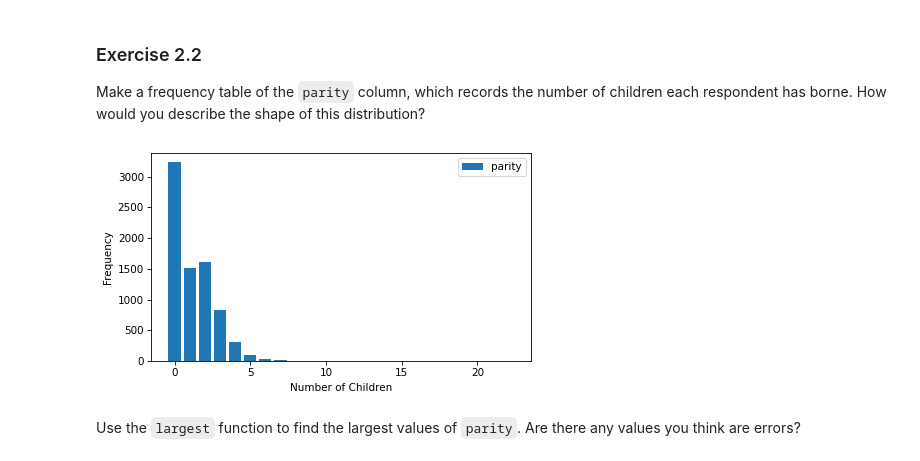
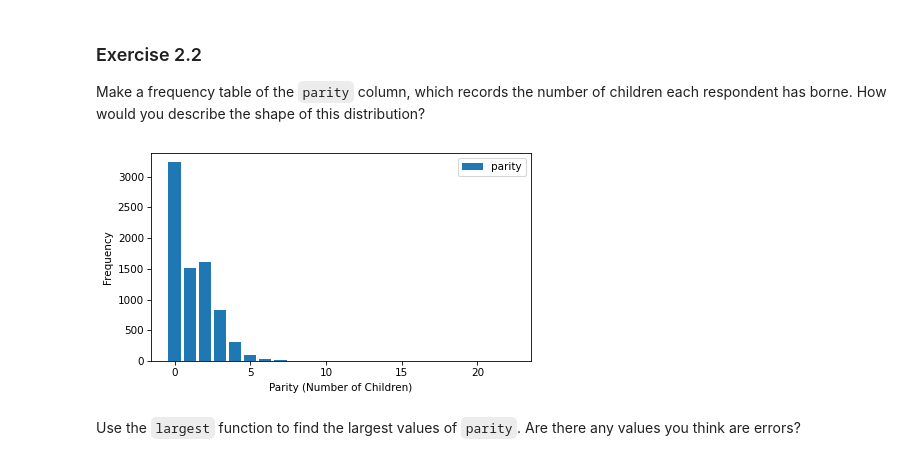
Before and after one commit to ppedro500/ESM-ExemplosCodigo, a Jupyter notebook: nb/chap02.ipynb, the cells around one changed output. Cells and saved outputs as stored; diff of their text form; code cells hidden in the pictures.

```diff
--- a/nb/chap02.ipynb
+++ b/nb/chap02.ipynb
@@ -524,14 +489,13 @@ decorate(xlabel='Income Level', ylabel='Frequency')
 
 Make a frequency table of the `parity` column, which records the number of children each respondent has borne.
 How would you describe the shape of this distribution?
-# %%
-ftab_parity = FreqTab.from_seq(resp['parity'], name='parity')
-ftab_parity.bar()
-decorate(xlabel='Number of Children', ylabel='Frequency')
-# %% [output]
-[figure, removed]
 # %%
-# Solution goes here
+ftab_parity = FreqTab.from_seq(resp["parity"], name="parity")
+
+ftab_parity.bar()
+decorate(xlabel="Parity (Number of Children)", ylabel="Frequency")
+# %% [output]
+[figure, added]
 # %% [markdown]
 Use the `largest` function to find the largest values of `parity`.
 Are there any values you think are errors?
```
Also changed, not shown: parts of 10 cells of this notebook.
